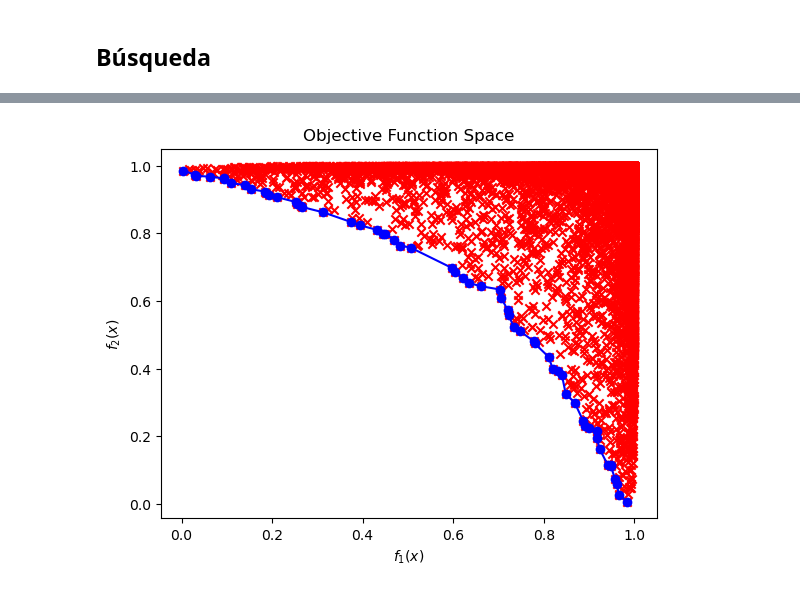
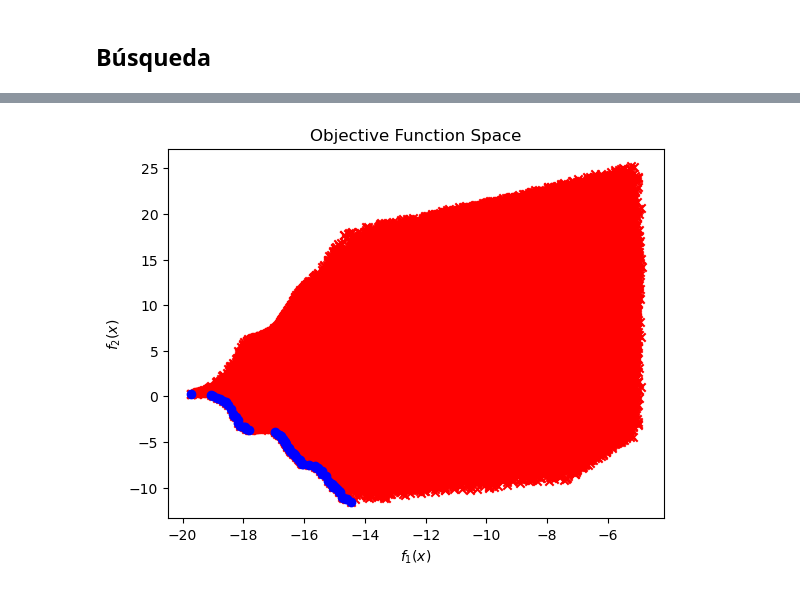
Before and after one commit to EisaacJC/MOOP, a Jupyter notebook: Hw1MOOP-IsaacCaballero.ipynb, the cells around one changed output, grey strips where cells are left out. Saved outputs shown, nothing was run; the diff lists cells and outputs as text; code cells hidden in the pictures.

```diff
--- a/Hw1MOOP-IsaacCaballero.ipynb
+++ b/Hw1MOOP-IsaacCaballero.ipynb
@@ -85 +87,20 @@ def kursawe(X):
+# %%
+def kursawe(X):
+    n = X.shape[0]
+    f2 = lambda x: np.power(np.abs(x), 0.8) + 5 * np.sin(np.power(x, 3))
+    f1_values = -10 * np.exp(-0.2 * np.sqrt(X[:, 0]**2 + np.roll(X[:, 0], -1)**2))
+    #f1 = np.sum(f1_values)
+    f2_values = np.sum(f2(X[:, :2]), axis=0)
+    return np.asarray(f1_values), f2_values
+
+x = np.random.uniform(-5, 5, (100000, 3))
+kf1, kf2 = kursawe(x)
+# %%
+def kur_revisited(vecx):
+    n=vecx.shape[1]
+    f2 = lambda x: np.power(np.abs(x), 0.8) + 5 * np.sin(np.power(x, 3))
+    f1=-10*(np.exp(-0.2 * np.sqrt(vecx[:,0]**2+vecx[:,1]**2))+np.exp(-0.2*np.sqrt(vecx[:,1]**2+vecx[:,2]**2)))
+    f2_values = np.asarray([np.power(np.abs(vecx[:,i]), 0.8) + 5 * np.sin(np.power(vecx[:,i], 3)) for i in range(n)])
+    f2_values=np.sum(f2_values, axis=0)
+    return f1,f2_values
 # %%
@@ -125,7 +157,7 @@ def find_dominant_points(points):
     return np.array(dominants)
 # %%
 def dominates(point, other_point):
-    return point[0] < other_point[0] and point[1] < other_point[1]
+    return point[0] <= other_point[0] and point[1] <= other_point[1]
 
 def find_dominant_points(points):
     dominants = []
@@ -139,7 +171,6 @@ def find_dominant_points(points):
                 break
         if is_dominant:
             dominants.append(point)
-
     return np.array(dominants)
 # %%
 x = np.random.uniform(-4, 4, (100000,  3))
@@ -150,10 +215,13 @@ strictly_dominated;
 # %%
-plt.scatter(ff1,ff2,marker="x", c="red")
+x=np.random.uniform(-5,5,(1000000,3))
+kf1,kf2=kur_revisited(x)
+strictly_dominated = find_dominant_points(np.asarray(kur_revisited(x)).T)
+plt.scatter(kf1,kf2,marker="x", c="red")
 strictly_dominated = np.asarray(sorted(strictly_dominated, key=lambda point: point[0]))
-plt.plot(strictly_dominated.T[0],strictly_dominated.T[1],c="b",linestyle='-',marker="o")
+plt.scatter(strictly_dominated.T[0],strictly_dominated.T[1],c="b",linestyle='-',marker="o")
 plt.xlabel("$f_1(x)$")
 plt.ylabel("$f_2(x)$")
 plt.title("Objective Function Space")
-plt.show()
+plt.show(ff31,ff32)
 # %% [output]
-[figure, old version]
+[figure, new version]
```
Also changed, not shown: parts of 15 cells of this notebook.
